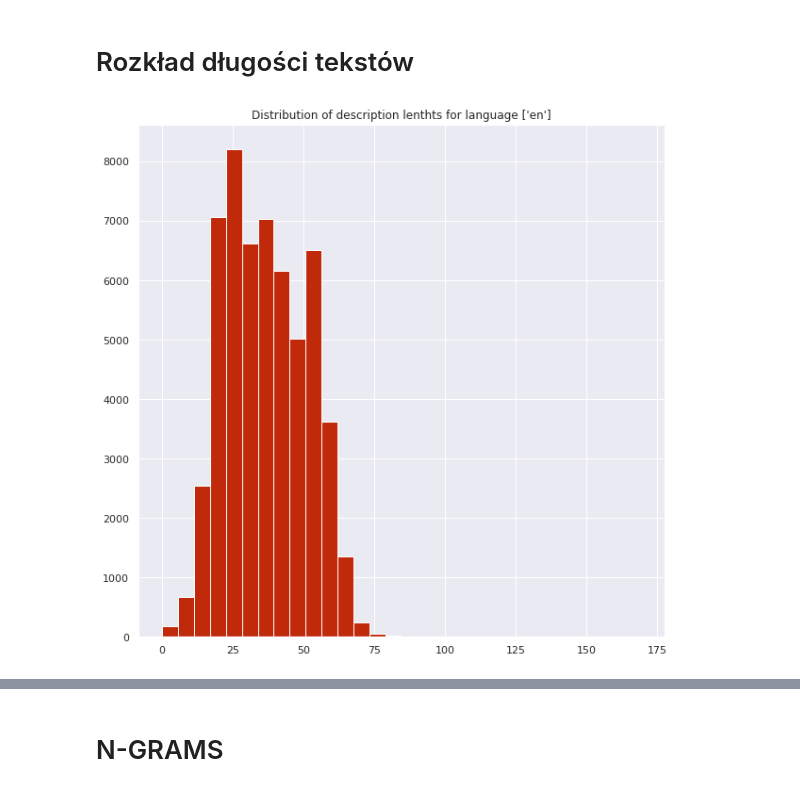
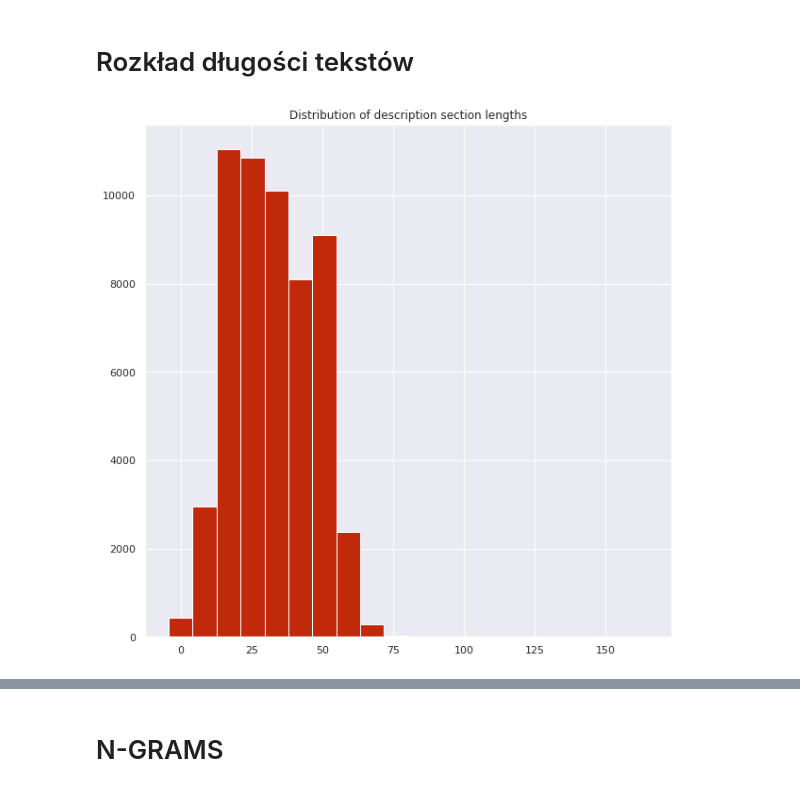
Before and after one commit to pszelew/master-thesis, a Jupyter notebook: seq2seq/analyze_sellers.ipynb, the cells around one changed output, grey strips where cells are left out. Saved outputs shown, nothing was run; the diff lists cells and outputs as text; code cells hidden in the pictures.

```diff
--- a/seq2seq/analyze_sellers.ipynb
+++ b/seq2seq/analyze_sellers.ipynb
@@ -103,9 +95,13 @@ def preprocess_text(document):
 # %%
 # df.to_csv("out/extracted_sellers_lem.csv")
 # %%
-df = pd.read_csv("out/extracted_sellers_lem.csv")
+df = pd.read_csv("analyzis/sellers_extracted_lem.csv")
 df["description_lem"] = df["description_lem"].apply(lambda x: ast.literal_eval(x))
+df["skills_lem"] = df["skills_lem"].apply(lambda x: ast.literal_eval(x))
 df["skills"] = df["skills"].apply(lambda x: ast.literal_eval(x) if not isinstance(x, float) else [])
+df["languages"] = df["languages"].apply(lambda x: ast.literal_eval(x) if not isinstance(x, float) else [])
+df["education_lem"] = df["education_lem"].apply(lambda x: ast.literal_eval(x))
+df["languages_lem"] = df["languages_lem"].apply(lambda x: ast.literal_eval(x))
 # %% [markdown]
 # Ile sprzedawców z jakiego języka?
 # %%
@@ -115,10 +127,15 @@ df["language"].iloc[1]
+# %%
+df = df[df["lang"] == "en"]
+# %%
+df_cat = pd.DataFrame(columns=["type", "length"])
 # %% [markdown]
 # Rozkład długości tekstów
 # %%
-for lang in languages:
-    tokens = [len(row) for row in df[df["language"].isin(lang)]["description_lem"]]
-    plt.figure(figsize=(10, 10))
-    plt.title(f"Distribution of description lenthts for language {lang}")
-    plt.hist(tokens, bins=30, color="#c1290b")
+tokens_desc = [len(row) for row in df["description_lem"]]
+df_cat = df_cat.append([{"type": "description", "length": elem} for (_, elem) in enumerate(tokens_desc)], ignore_index=True)
+df["description_len"] = tokens_desc
+plt.figure(figsize=(10, 10))
+plt.title(f"Distribution of description section lengths")
+_ = plt.hist(tokens_desc, bins=20, color="#c1290b", align='left')
 # %% [output]
-[figure, old version]
+[figure, new version]
```
Also changed, not shown: parts of 26 cells of this notebook, 14 other files.
